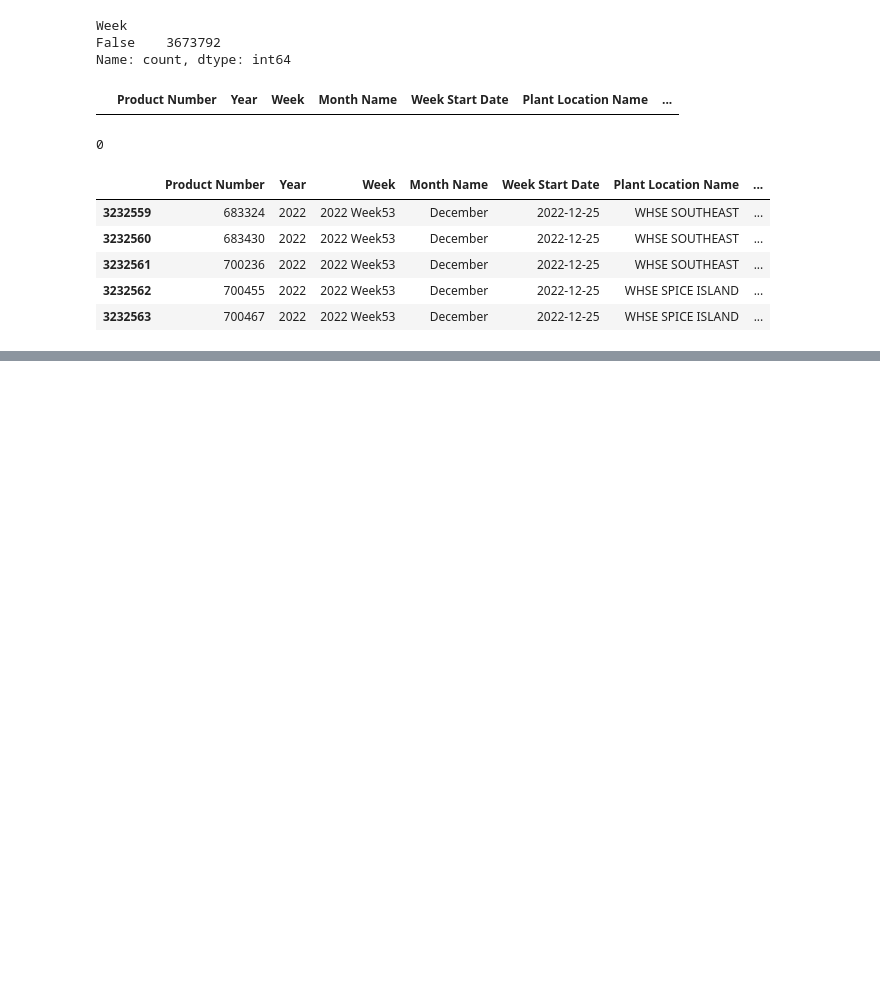
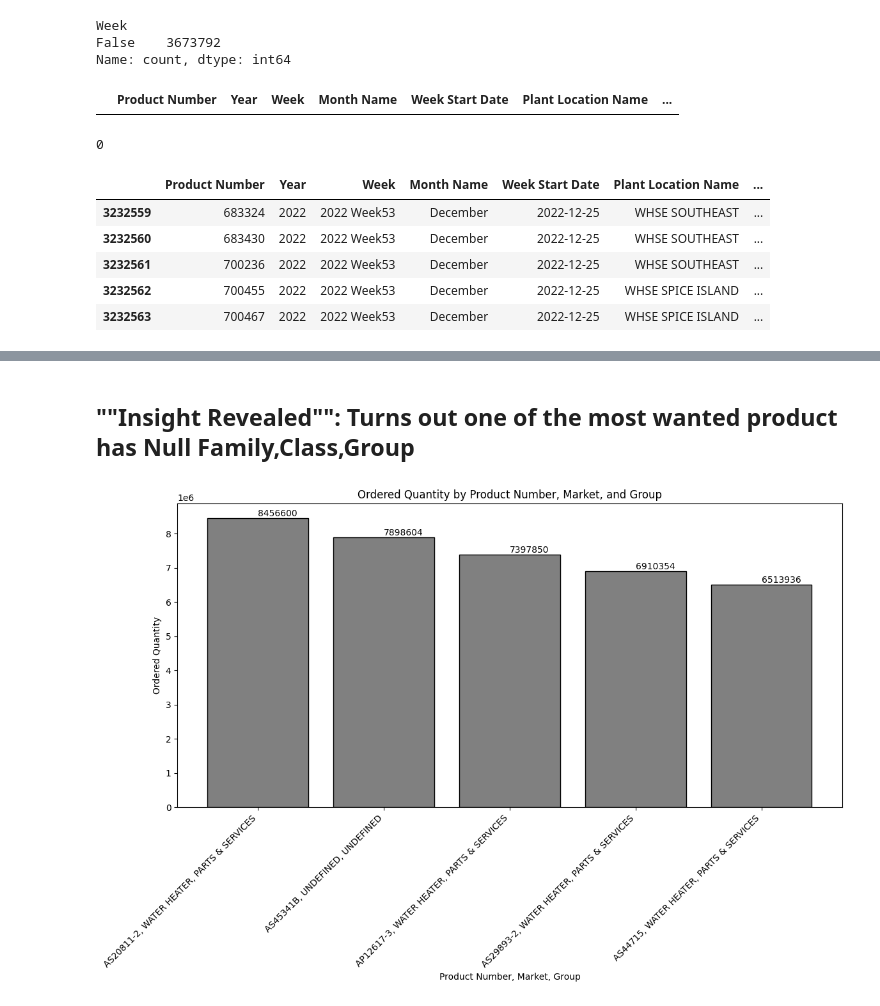
Before and after one commit to bilaalmunir/DataScience-OrderQuantity-Forecasting, a Jupyter notebook: main.ipynb, the cells around one changed output, grey strips where cells are left out. Drawn from its saved outputs; the diff is of its cells as text; code cells hidden in the pictures; blank space fills up the shorter version.

Commit message:
Ordered Quantity by Product Number, Market, and Group

```diff
--- a/main.ipynb
+++ b/main.ipynb
@@ -189,0 +201,7 @@ np.int64(71709)
+# %%
+
+grouped_for_top_5_products = data_2016_2022.groupby('Product Number')['Ordered Quantity'].sum()
+top_5_products = grouped_for_top_5_products.nlargest(5)
+top_5_df = top_5_products.reset_index()
+top_5_details = pd.merge(top_5_df, data_2016_2022[['Product Number', 'Product Market', 'Product Group']], on='Product Number', how='left').drop_duplicates()
+top_5_details
@@ -189,0 +242,36 @@ np.int64(71709)
+# %% [markdown]
+## ""**Insight Revealed**"": Turns out one of the most wanted product has **Null Family,Class,Group**
+# %%
+
+from matplotlib import pyplot as plt
+import numpy as np
+
+
+ordered_quantity = top_5_details['Ordered Quantity']
+product_numbers = top_5_details['Product Number']
+product_market = top_5_details['Product Market']
+product_group = top_5_details['Product Group']
+
+
+combined_categories = [f"{p}, {m}, {g}" for p, m, g in zip(product_numbers, product_market, product_group)]
+
+x = np.arange(len(combined_categories))
+fig, ax = plt.subplots(figsize=(12, 8))
+bars = ax.bar(x, ordered_quantity, color='gray', edgecolor='black')
+
+
+ax.set_xlabel('Product Number, Market, Group')
+ax.set_ylabel('Ordered Quantity')
+ax.set_title('Ordered Quantity by Product Number, Market, and Group')
+ax.set_xticks(x)
+ax.set_xticklabels(combined_categories, rotation=45, ha='right')
+
+
+for bar in bars:
+    yval = bar.get_height()
+    ax.text(bar.get_x() + bar.get_width()/2, yval, int(yval), va='bottom')
+
+plt.tight_layout()
+plt.show()
+# %% [output]
+[figure, added]
```
Also changed, not shown: parts of 8 cells of this notebook, 1 other file.
